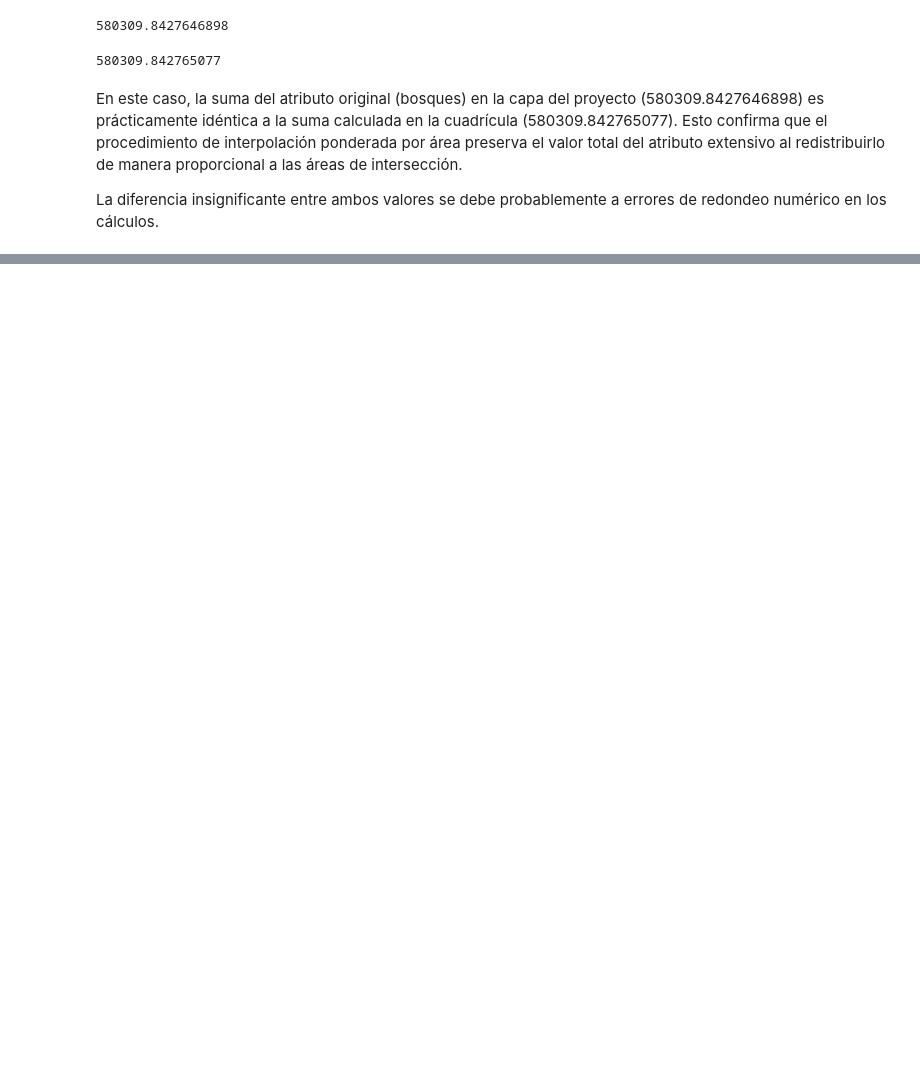
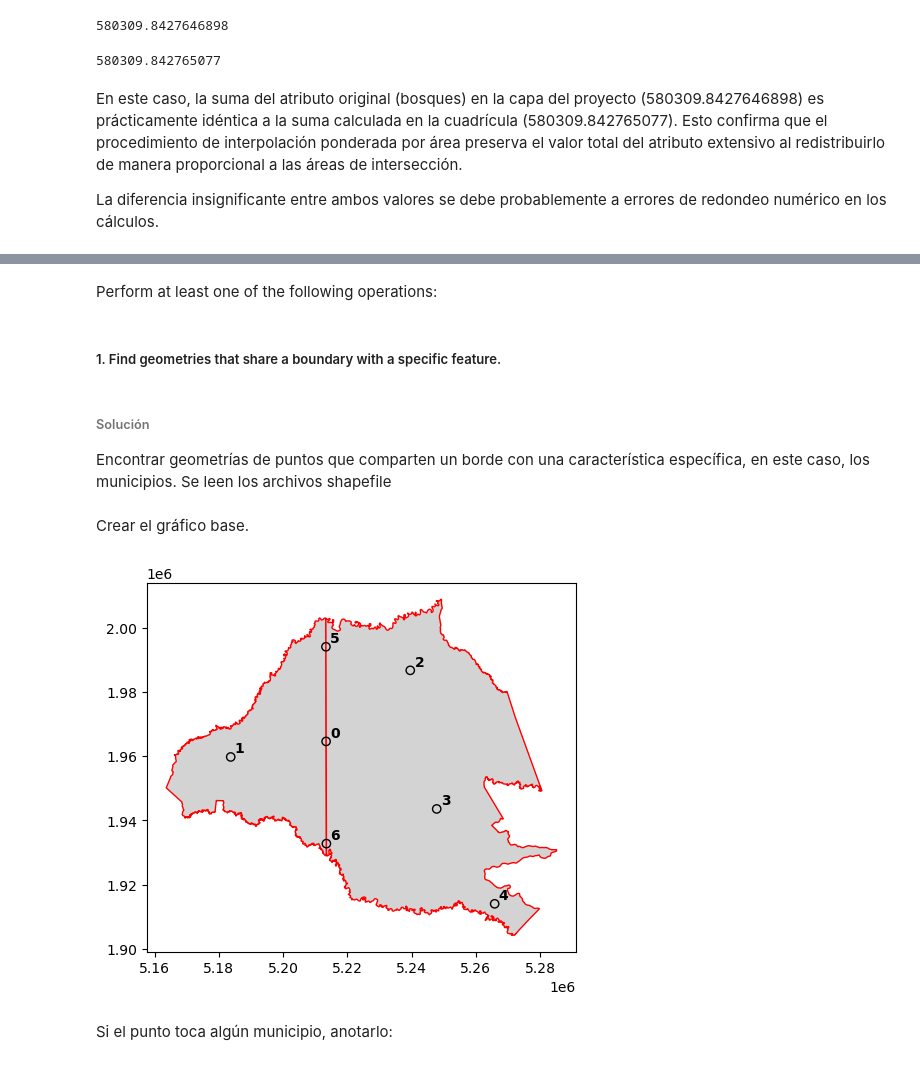
Before and after one commit to Lmfernanda/Workshop_2_Attribute_and_Spatial_Data_Operations, a Jupyter notebook: Workshop.ipynb, the cells around one changed output, grey strips where cells are left out. Cells and saved outputs as stored; diff of their text form; code cells hidden in the pictures; blank space fills up the shorter version.

```diff
--- a/Workshop.ipynb
+++ b/Workshop.ipynb
@@ -597,0 +954,27 @@ Complejidad computacional: En capas grandes o con geometrías complejas, el cál
+# %% [markdown]
+Perform at least one of the following operations:
+# %% [markdown]
+##### 1. Find geometries that share a boundary with a specific feature.
+# %% [markdown]
+###### Solución
+
+Encontrar geometrías de puntos que comparten un borde con una característica específica, en este caso, los municipios. Se leen los archivos shapefile
+# %%
+municipios = gpd.read_file("Data\\Municipios.shp")
+points = gpd.read_file("Data\\sample_points.shp")
+# %% [markdown]
+Crear el gráfico base.
+# %%
+base = municipios.plot(color='lightgrey', edgecolor='red')
+#Dibujar los puntos en el mapa
+points.plot(ax=base, color='none', edgecolor='black')
+# Iterar a través de los puntos y encontrar los que comparten borde con algún municipio
+for i, point in enumerate(points.geometry):  # Asegúrate de acceder a la columna de geometrías
+    base.annotate(
+        i, xy=(point.x, point.y),
+        xytext=(3, 3), textcoords='offset points', weight='bold'
+    )
+# %% [output]
+[figure, added]
+# %% [markdown]
+Si el punto toca algún municipio, anotarlo:
```
Also changed, not shown: parts of 160 cells of this notebook, 8 other files.
